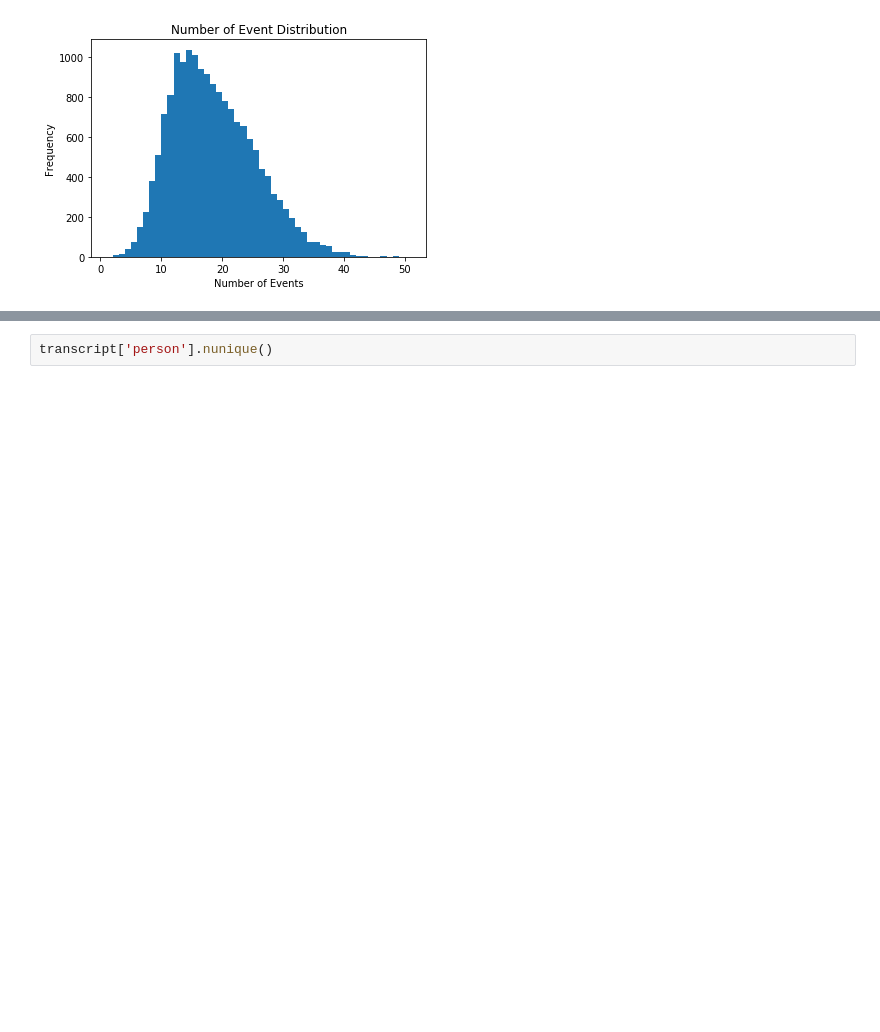
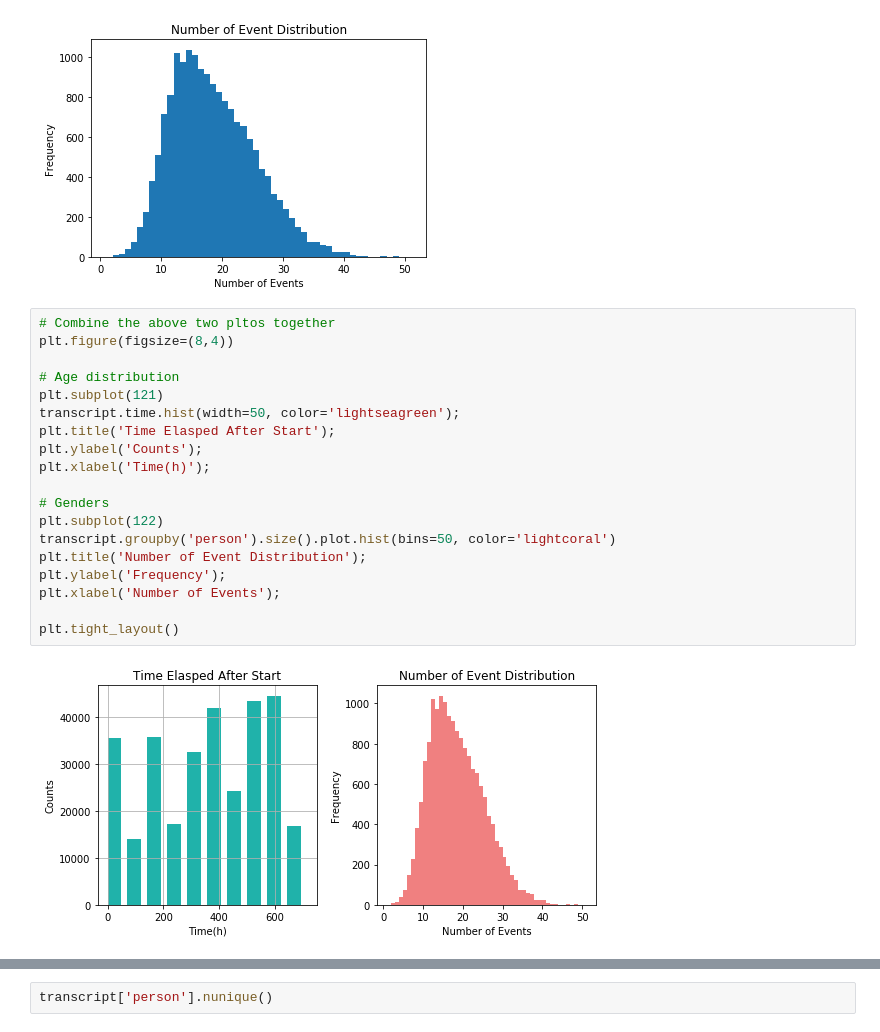
Before and after one commit to alankashiwa/starbucks-capstone-challenge, a Jupyter notebook: Starbucks_Capstone_notebook.ipynb, the cells around one changed output, grey strips where cells are left out. Drawn from its saved outputs; the diff is of its cells as text; blank space fills up the shorter version.

Commit message:
feat: add additional summary and visualization for the input data

```diff
--- a/Starbucks_Capstone_notebook.ipynb
+++ b/Starbucks_Capstone_notebook.ipynb
@@ -387,6 +409,27 @@ plt.ylabel('Frequency');
 plt.xlabel('Number of Events');
 # %% [output]
 [figure]
+# %%
+# Combine the above two pltos together
+plt.figure(figsize=(8,4))
+
+# Age distribution
+plt.subplot(121)
+transcript.time.hist(width=50, color='lightseagreen');
+plt.title('Time Elasped After Start');
+plt.ylabel('Counts');
+plt.xlabel('Time(h)');
+
+# Genders
+plt.subplot(122)
+transcript.groupby('person').size().plot.hist(bins=50, color='lightcoral')
+plt.title('Number of Event Distribution');
+plt.ylabel('Frequency');
+plt.xlabel('Number of Events');
+
+plt.tight_layout()
+# %% [output]
+[figure, added]
 # %%
 # Take a look on the events of single customer
 transcript[transcript['person'] == transcript.person.sample().values[0]]
```
Also changed, not shown: parts of 12 cells of this notebook.
